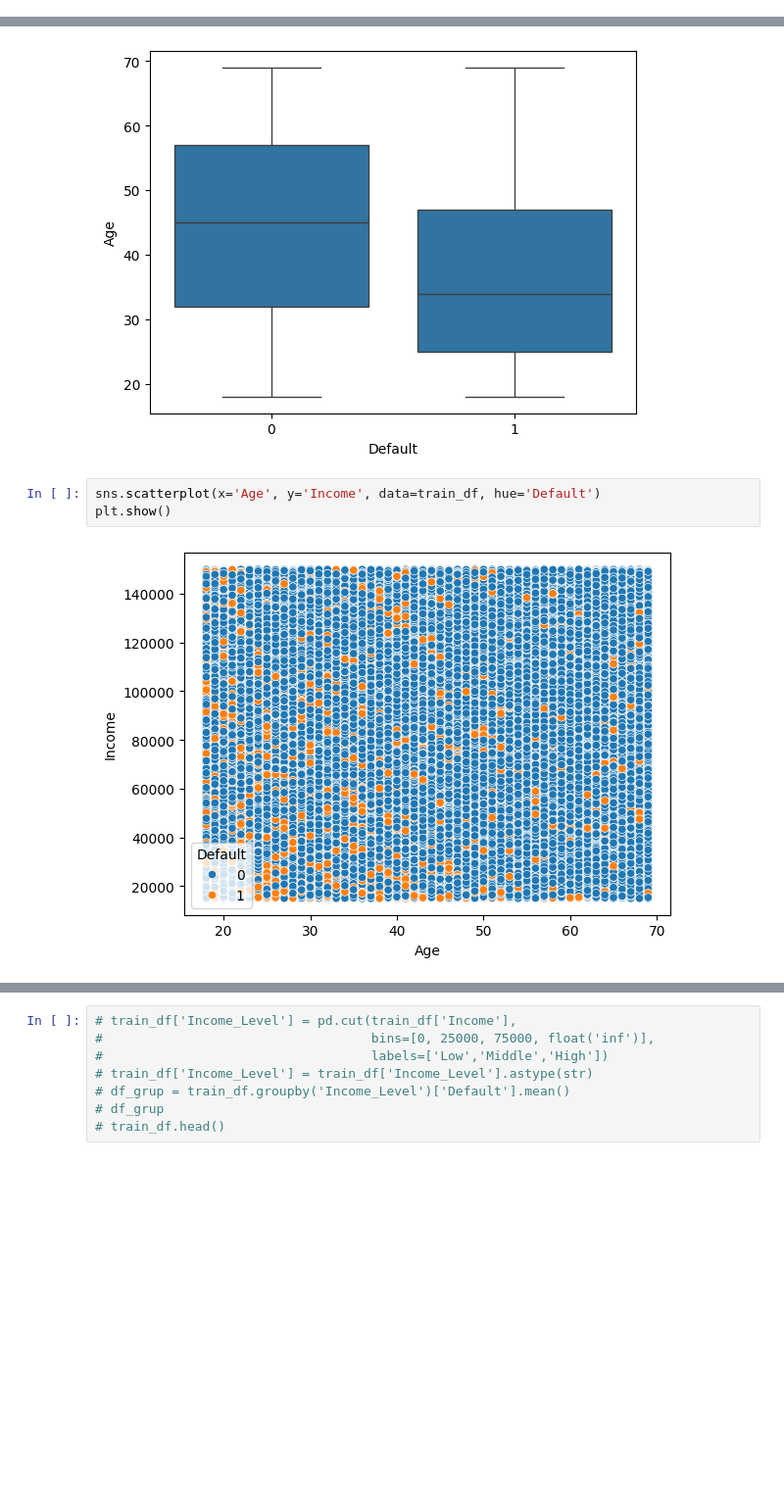
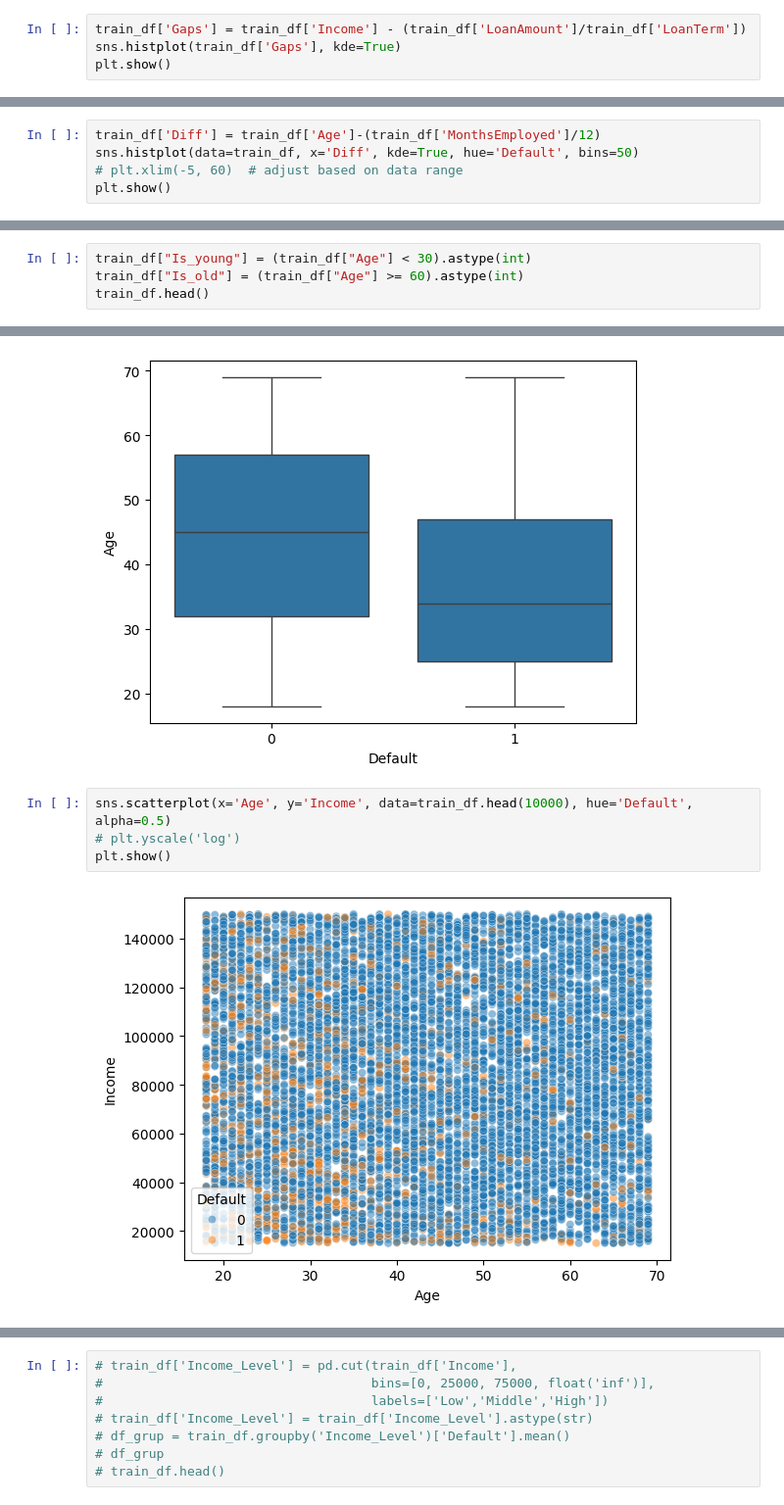
Before and after one commit to Jasman123/Data_Science_Challange, a Jupyter notebook: LoanDefaultPrediction.ipynb, the cells around one changed output, grey strips where cells are left out. Shown at 98% size. Saved outputs shown, nothing was run; the diff lists cells and outputs as text; blank space fills up the shorter version.

```diff
--- a/LoanDefaultPrediction.ipynb
+++ b/LoanDefaultPrediction.ipynb
@@ -214,0 +224,4 @@ plt.show()
+# %%
+train_df['Gaps'] = train_df['Income'] - (train_df['LoanAmount']/train_df['LoanTerm'])
+sns.histplot(train_df['Gaps'], kde=True)
+plt.show()
@@ -214,0 +237,5 @@ plt.show()
+# %%
+train_df['Diff'] = train_df['Age']-(train_df['MonthsEmployed']/12)
+sns.histplot(data=train_df, x='Diff', kde=True, hue='Default', bins=50)
+# plt.xlim(-5, 60)  # adjust based on data range
+plt.show()
@@ -214,0 +251,4 @@ plt.show()
+# %%
+train_df["Is_young"] = (train_df["Age"] < 30).astype(int)
+train_df["Is_old"] = (train_df["Age"] >= 60).astype(int)
+train_df.head()
@@ -268,7 +315,8 @@ plt.show()
 # %% [output]
 [figure]
 # %%
-sns.scatterplot(x='Age', y='Income', data=train_df, hue='Default')
+sns.scatterplot(x='Age', y='Income', data=train_df.head(10000), hue='Default', alpha=0.5)
+# plt.yscale('log')
 plt.show()
 # %% [output]
-[figure, old version]
+[figure, new version]
```
Also changed, not shown: parts of 18 cells of this notebook.
